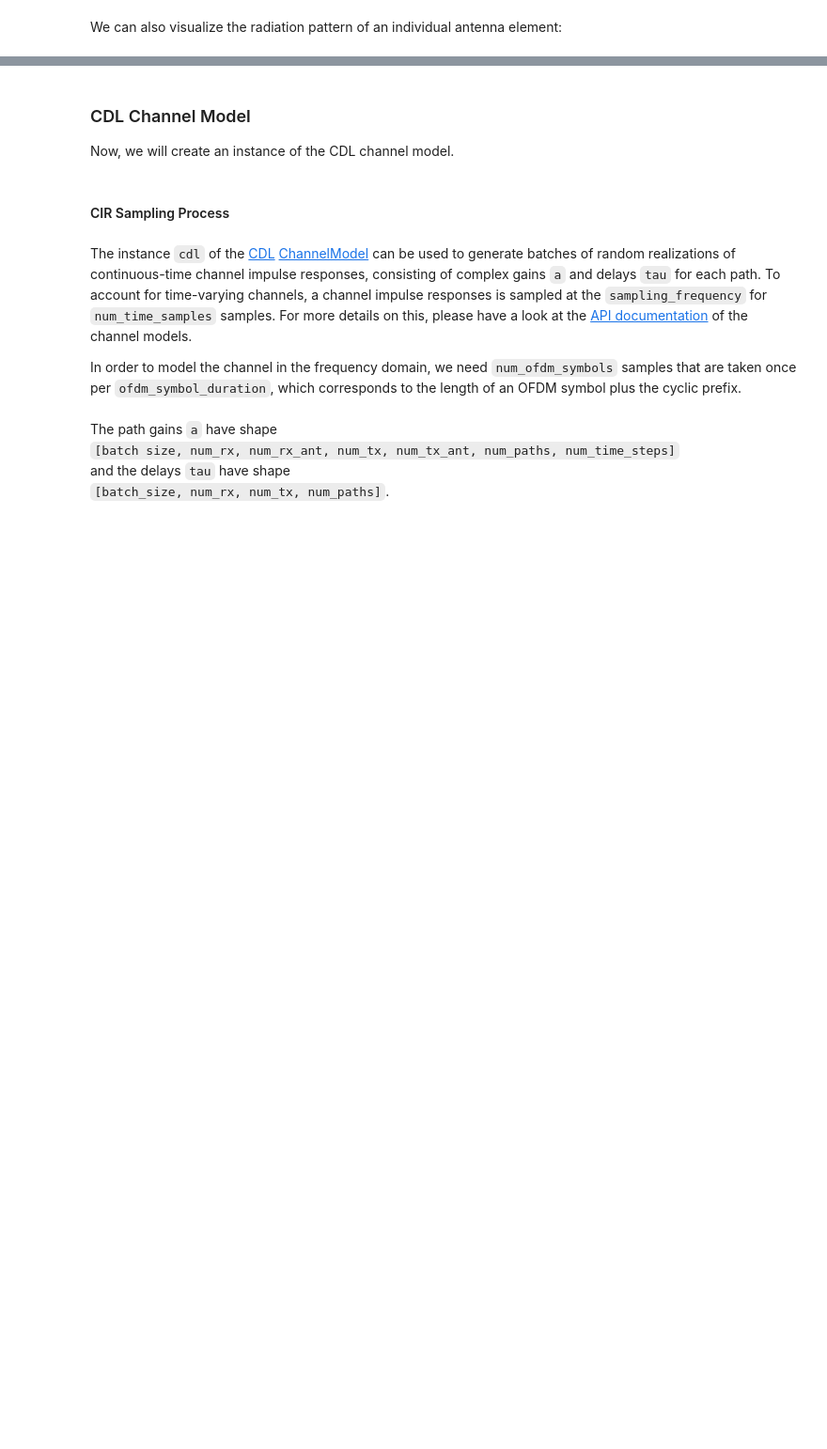
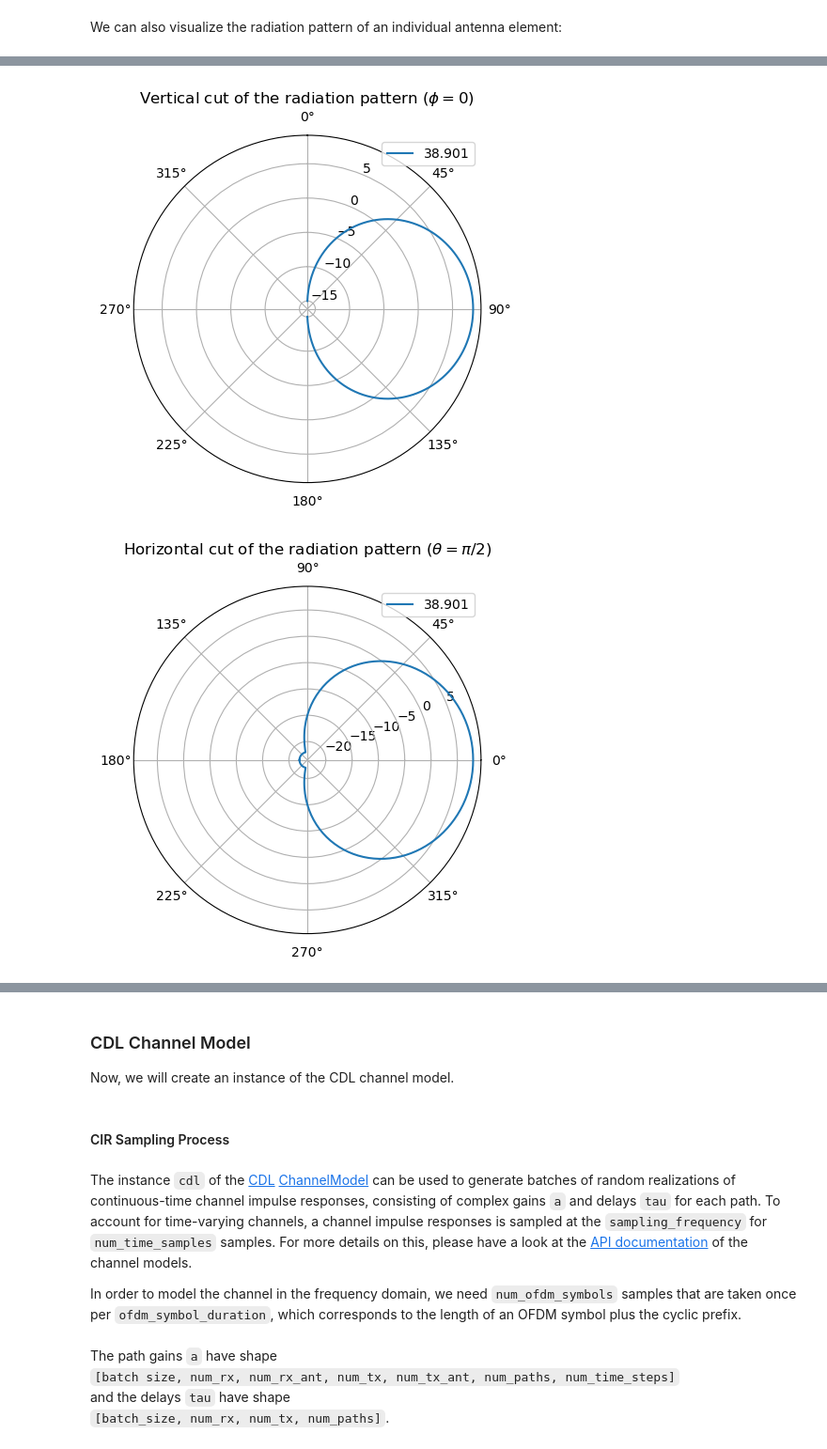
Before and after one commit to lkk688/AIsensing, a Jupyter notebook: deeplearning/MIMO_OFDM_Transmissions_over_CDL.ipynb, the cells around one changed output, grey strips where cells are left out. Shown at 94% size. Saved outputs shown, nothing was run; the diff lists cells and outputs as text; code cells hidden in the pictures; blank space fills up the shorter version.

```diff
--- a/deeplearning/MIMO_OFDM_Transmissions_over_CDL.ipynb
+++ b/deeplearning/MIMO_OFDM_Transmissions_over_CDL.ipynb
@@ -255,0 +279,5 @@ ut_array.show_element_radiation_pattern()
+# %%
+bs_array.show_element_radiation_pattern()
+# %% [output]
+[figure, added]
+[figure, added]
```
Also changed, not shown: parts of 23 cells of this notebook, 2 other files.
